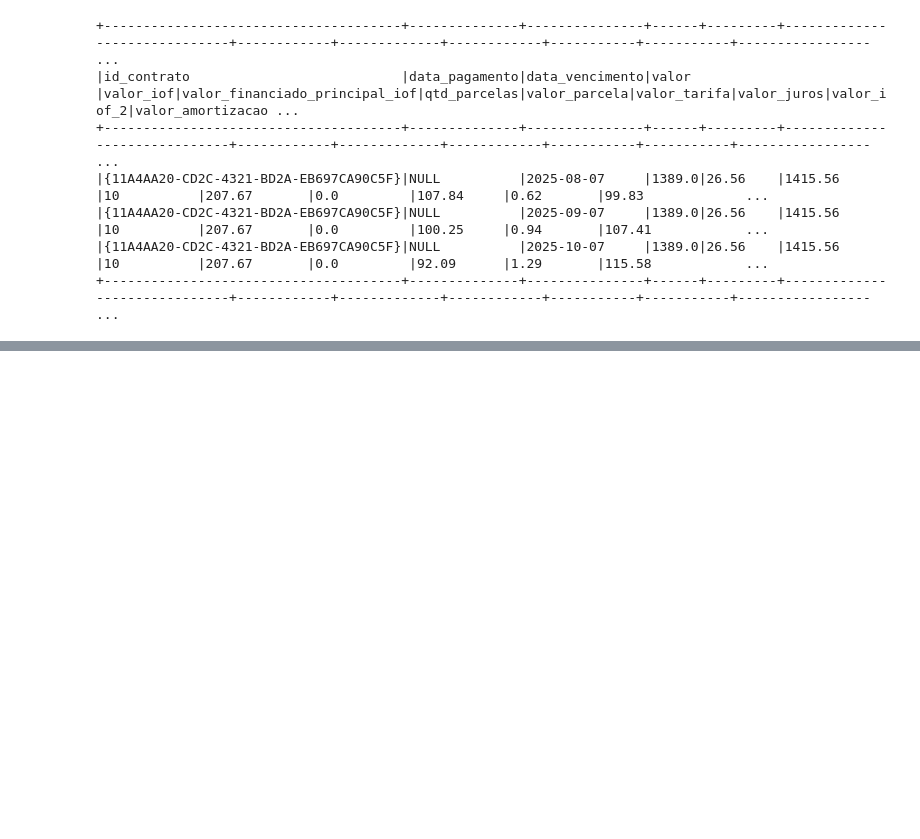
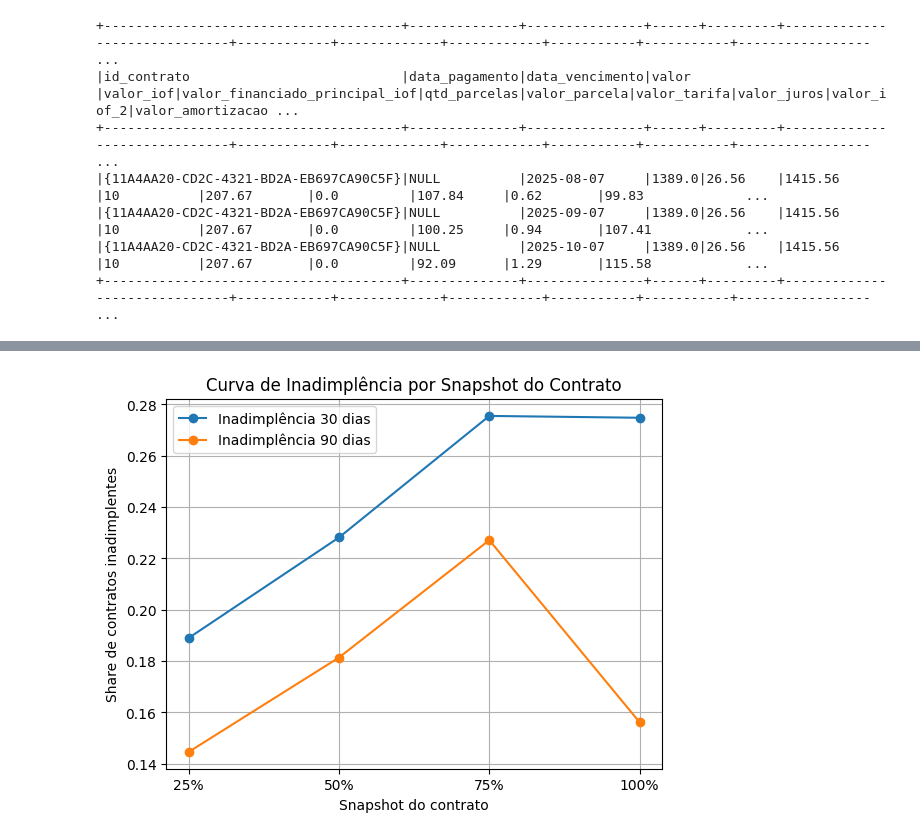
Before and after one commit to GilliardMorandim/mba-tcc-usp-inadimplencia, a Jupyter notebook: eda_[MBA]_TCC.ipynb, the cells around one changed output, grey strips where cells are left out. Saved outputs shown, nothing was run; the diff lists cells and outputs as text; code cells hidden in the pictures; blank space fills up the shorter version.

```diff
--- a/eda_[MBA]_TCC.ipynb
+++ b/eda_[MBA]_TCC.ipynb
@@ -404,0 +404,9 @@ parcelas_aux_validate_dates.orderBy("data_vencimento").show(100, truncate=False)
+# %%
+from pyspark.sql.functions import col, when
+
+parcelas_main = parcelas_main.withColumn(
+    "flag_inadimplencia_30_days",
+    when(col("qtd_dias_de_atraso")>30,1).otherwise(0)).withColumn(
+     "flag_inadimplencia_90_days",when(col("qtd_dias_de_atraso")>90,1).otherwise(0))
+
+parcelas_main.show(5, truncate=False)
@@ -404,0 +504,7 @@ parcelas_aux_validate_dates.orderBy("data_vencimento").show(100, truncate=False)
+# %%
+contratos_snapshots = (
+    snapshot_25
+        .unionByName(snapshot_50)
+        .unionByName(snapshot_75)
+        .unionByName(snapshot_100)
+)
@@ -404,0 +579,39 @@ parcelas_aux_validate_dates.orderBy("data_vencimento").show(100, truncate=False)
+# %%
+pdf = snapshot_share.orderBy("snapshot").toPandas()
+
+snapshot_order = {
+    "25%": 0.25,
+    "50%": 0.50,
+    "75%": 0.75,
+    "100%": 1.00
+}
+
+pdf["snapshot_order"] = pdf["snapshot"].map(snapshot_order)
+
+# Ordenar corretamente
+pdf = pdf.sort_values("snapshot_order")
+
+plt.figure()
+plt.plot(
+    pdf["snapshot"],
+    pdf["share_inadimplencia_30"],
+    marker="o",
+    label="Inadimplência 30 dias"
+)
+
+plt.plot(
+    pdf["snapshot"],
+    pdf["share_inadimplencia_90"],
+    marker="o",
+    label="Inadimplência 90 dias"
+)
+
+plt.xlabel("Snapshot do contrato")
+plt.ylabel("Share de contratos inadimplentes")
+plt.title("Curva de Inadimplência por Snapshot do Contrato")
+plt.legend()
+plt.grid(True)
+
+plt.show()
+# %% [output]
+[figure, added]
```
Also changed, not shown: parts of 12 cells of this notebook.
